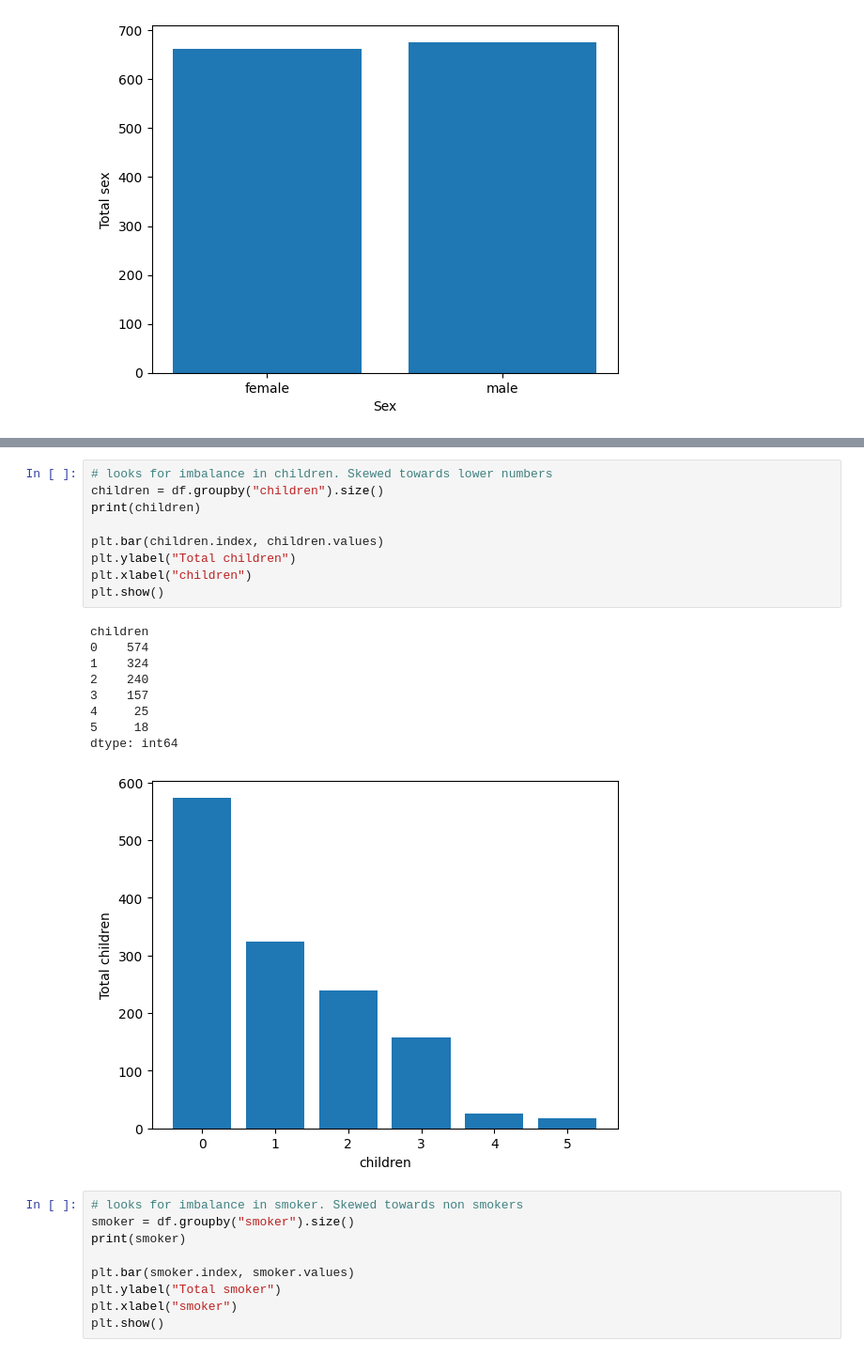
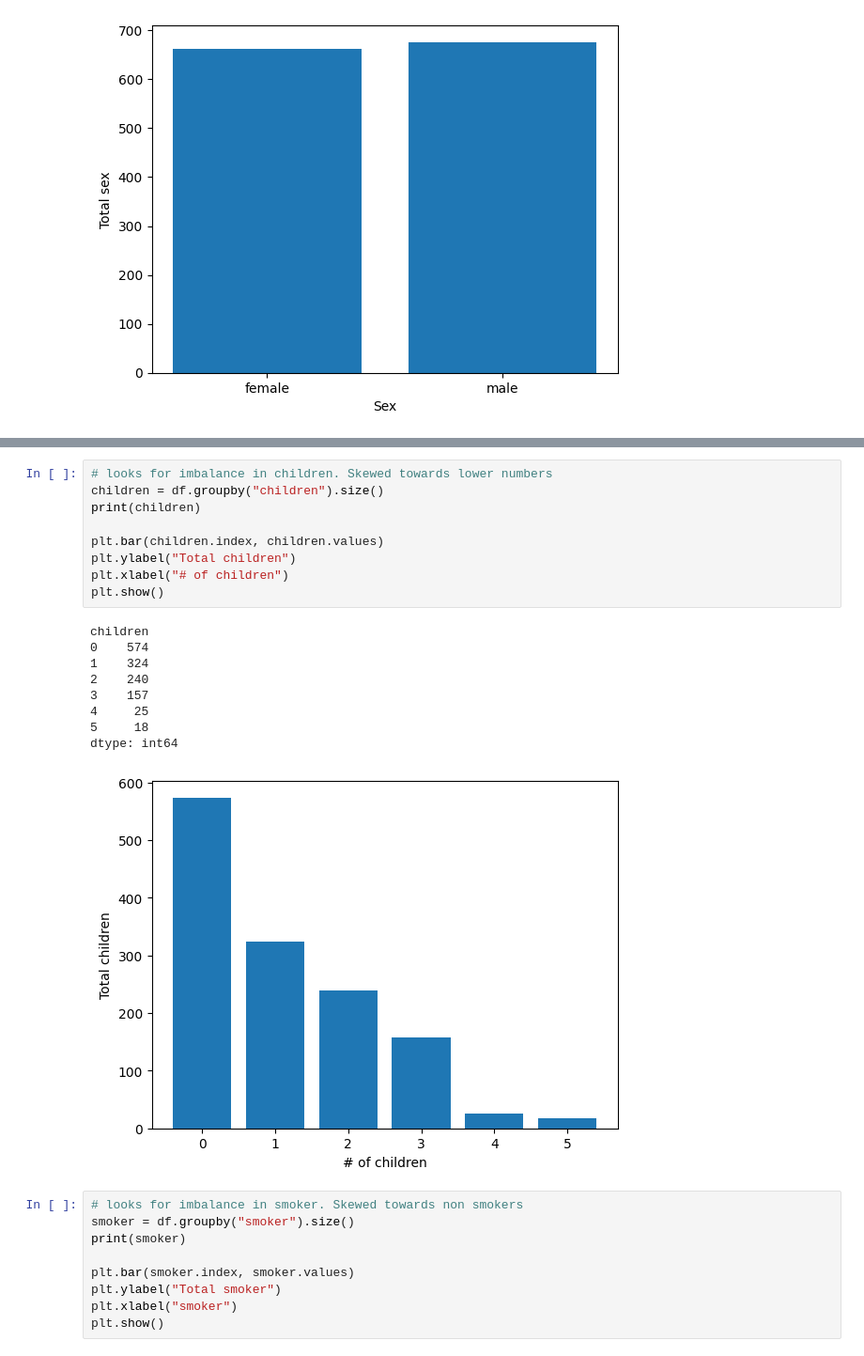
Before and after one commit to ryrichard/InsurancePrediction, a Jupyter notebook: HealthInsurancePredictionWithNN.ipynb, the cells around one changed output, grey strips where cells are left out. Shown at 94% size. Drawn from its saved outputs; the diff is of its cells as text.

```diff
--- a/HealthInsurancePredictionWithNN.ipynb
+++ b/HealthInsurancePredictionWithNN.ipynb
@@ -105,22 +108,22 @@ Name: bmi, dtype: float64
 # %%
 # looks for imbalance in children. Skewed towards lower numbers
 children = df.groupby("children").size()
 print(children)
 
 plt.bar(children.index, children.values)
 plt.ylabel("Total children")
-plt.xlabel("children")
+plt.xlabel("# of children")
 plt.show()
 # %% [output]
 children
 0    574
 1    324
 2    240
 3    157
 4     25
 5     18
 dtype: int64
-[figure, old version]
+[figure, new version]
 # %%
 # looks for imbalance in smoker. Skewed towards non smokers
 smoker = df.groupby("smoker").size()
```
Also changed, not shown: parts of 27 cells of this notebook.
